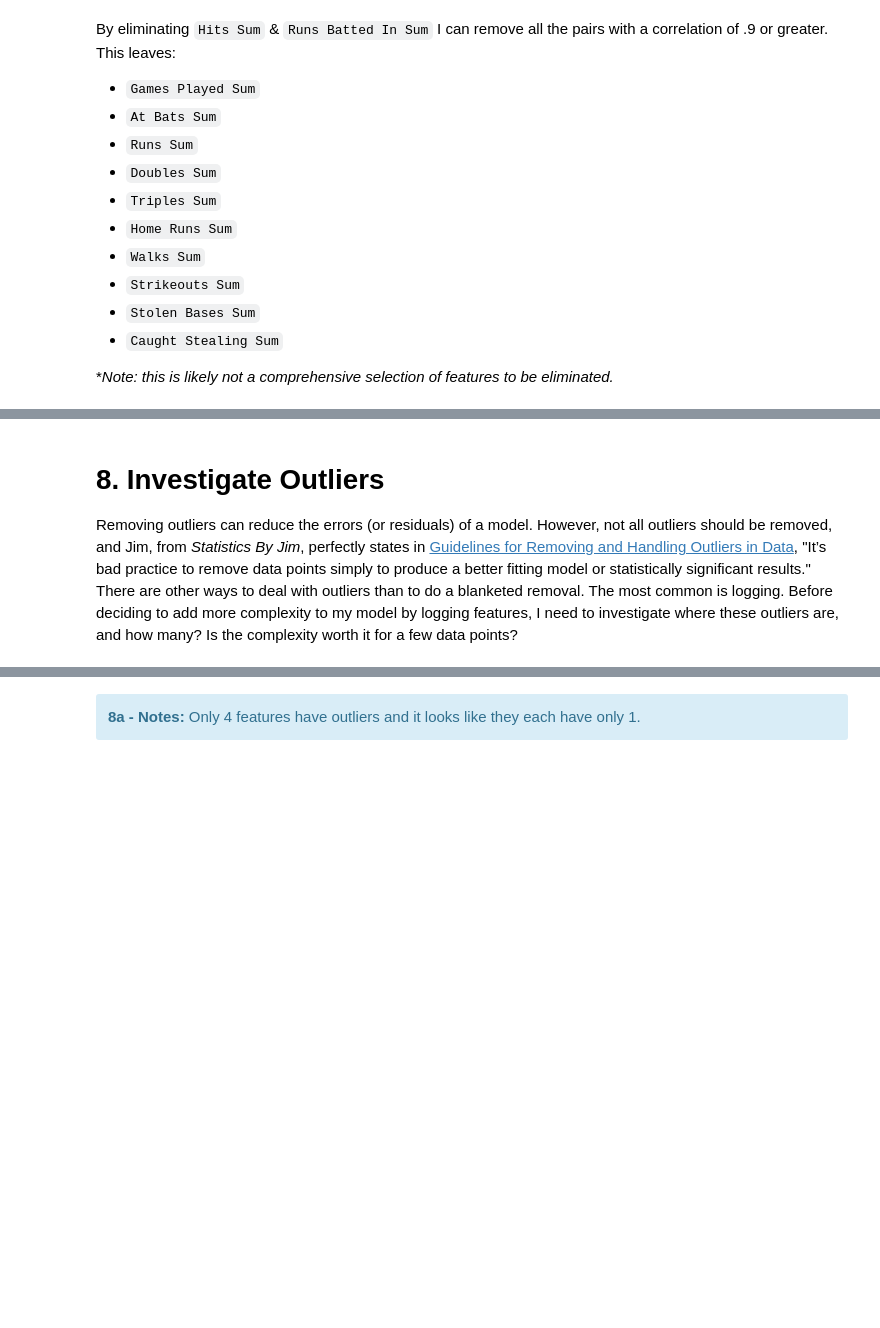
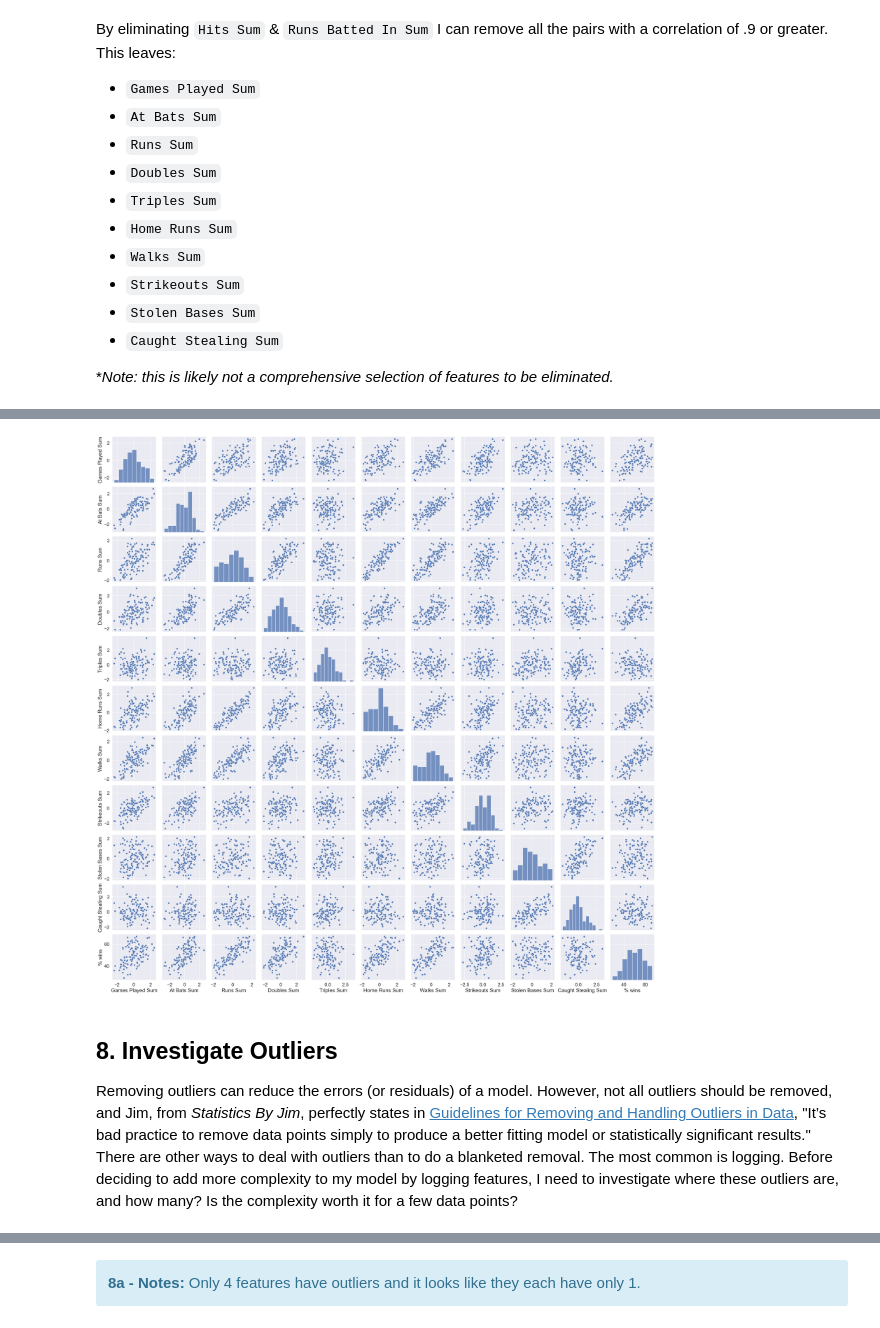
Before and after one commit to AgathaZareth/Capstone_Project, a Jupyter notebook: notebooks/Modeling.ipynb, the cells around one changed output, grey strips where cells are left out. Cells and saved outputs as stored; diff of their text form; code cells hidden in the pictures; blank space fills up the shorter version.

Commit message:
moved functions, added docstrings

```diff
--- a/notebooks/Modeling.ipynb
+++ b/notebooks/Modeling.ipynb
@@ -444,17 +1423,3 @@ hist_overlay(train_scaled, "AFTER Scaling", 15)
-# %%
-# change the scale, this makes the color boxes smaller
-sns.set(font_scale=.5) # WARNING: this sets for all sns plots, reset after plotting
-
-fig1 = sns.histplot(data=X_train, palette='viridis')
-fig1.set_title("BEFORE standard scaling", size=13)
-# for legend text
-plt.setp(fig1.get_legend().get_texts(), fontsize=7);
-# %%
-fig2 = sns.histplot(data=train_scaled, palette='viridis')
-fig2.set_title("AFTER standard scaling", size=13)
-plt.setp(fig2.get_legend().get_texts(), fontsize=7);
-
-sns.set(font_scale=1) # reset scale
 # %% [markdown]
 <div class="alert alert-block alert-info">
 <b>6c - Notes:</b> You can see the means of all the independent variables are roughly around 0 and they all have roughly the same min and max values. From the boxplots, you can also see there are a few outliers, primarily in the team averaged variables.</div>
@@ -614,25 +1494,2 @@ ax.set_title("Heatmap of Correlation Between Cumulative Features (target include
-# %%
-####################################DELETE IF FUNCTIONS WORK
-
-
-# plot set up
-fig, ax = plt.subplots(figsize=(7, 4))
-
-sns.heatmap(
-    data=meanz.corr(),
-    mask=np.triu(np.ones_like(meanz.corr(), dtype=bool)),
-    ax=ax,
-    annot=True,
-    cbar_kws={"label": "Correlation",
-              "orientation": "vertical",
-              "pad": -.01,
-              "extend": "both",
-              "location": "right"},
-    linewidths=.1
-)
-
-ax.set_title("Heatmap of Correlation Between Averaged Features (target included)");
-
-sns.set(font_scale=1) # reset scale
 # %% [markdown]
 <div class="alert alert-block alert-info">
@@ -674,5 +1547,11 @@ train_s_r
+# %%
+sns.set_theme(font_scale=1.5)
+sns.pairplot(sumz.drop(['Hits Sum','Runs Batted In Sum'], axis=1));
+# %% [output]
+[figure, added]
 # %% [markdown]
-# 8. Investigate Outliers
+<a id='Investigate_Outliers'></a>
+## 8. Investigate Outliers
 Removing outliers can reduce the errors (or residuals) of a model. However, not all outliers should be removed, and Jim, from *Statistics By Jim*, perfectly states in [Guidelines for Removing and Handling Outliers in Data](https://statisticsbyjim.com/basics/remove-outliers/), "It’s bad practice to remove data points simply to produce a better fitting model or statistically significant results."
 There are other ways to deal with outliers than to do a blanketed removal. The most common is logging. Before deciding to add more complexity to my model by logging features, I need to investigate where these outliers are, and how many? Is the complexity worth it for a few data points?
 # %%
```
Also changed, not shown: parts of 141 cells of this notebook.
